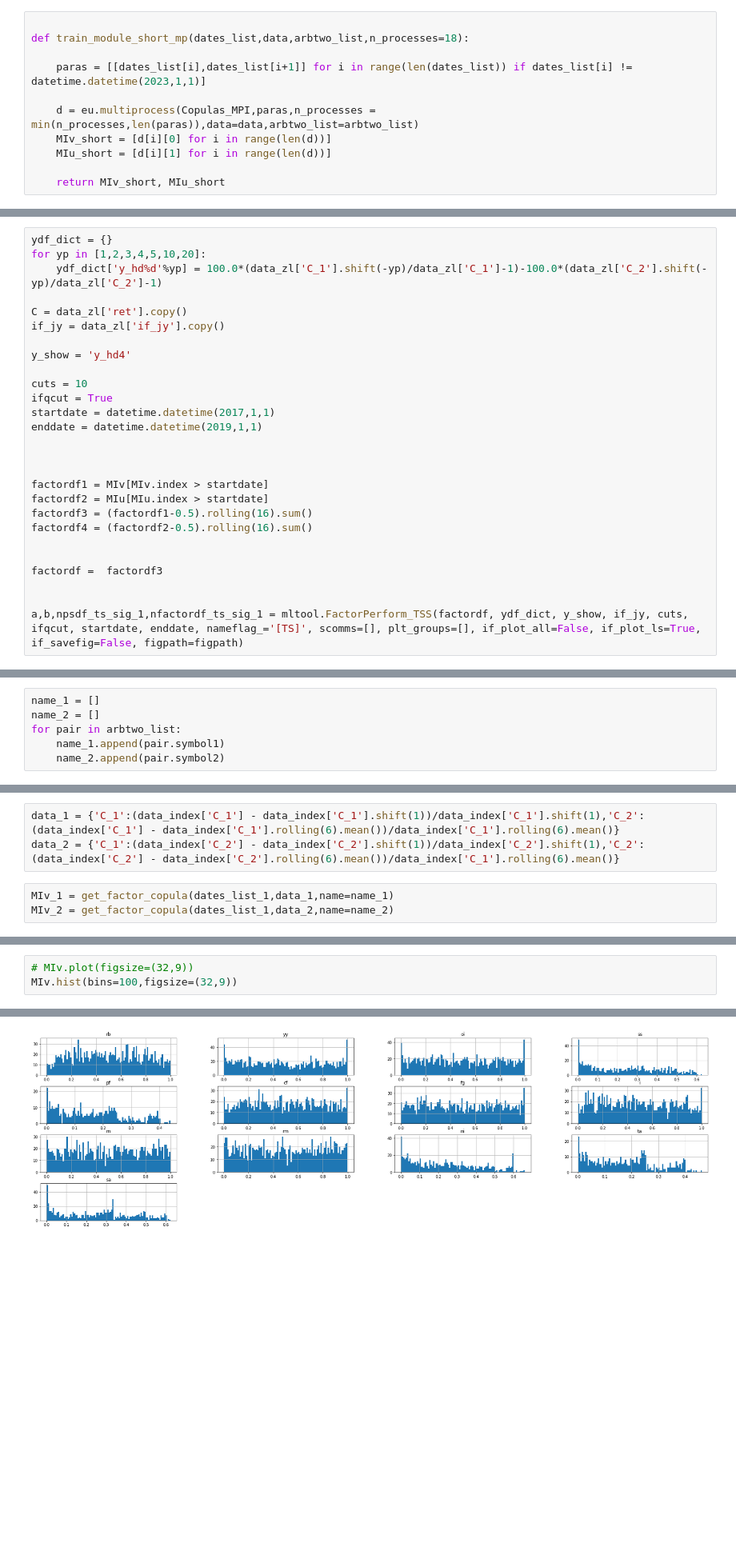
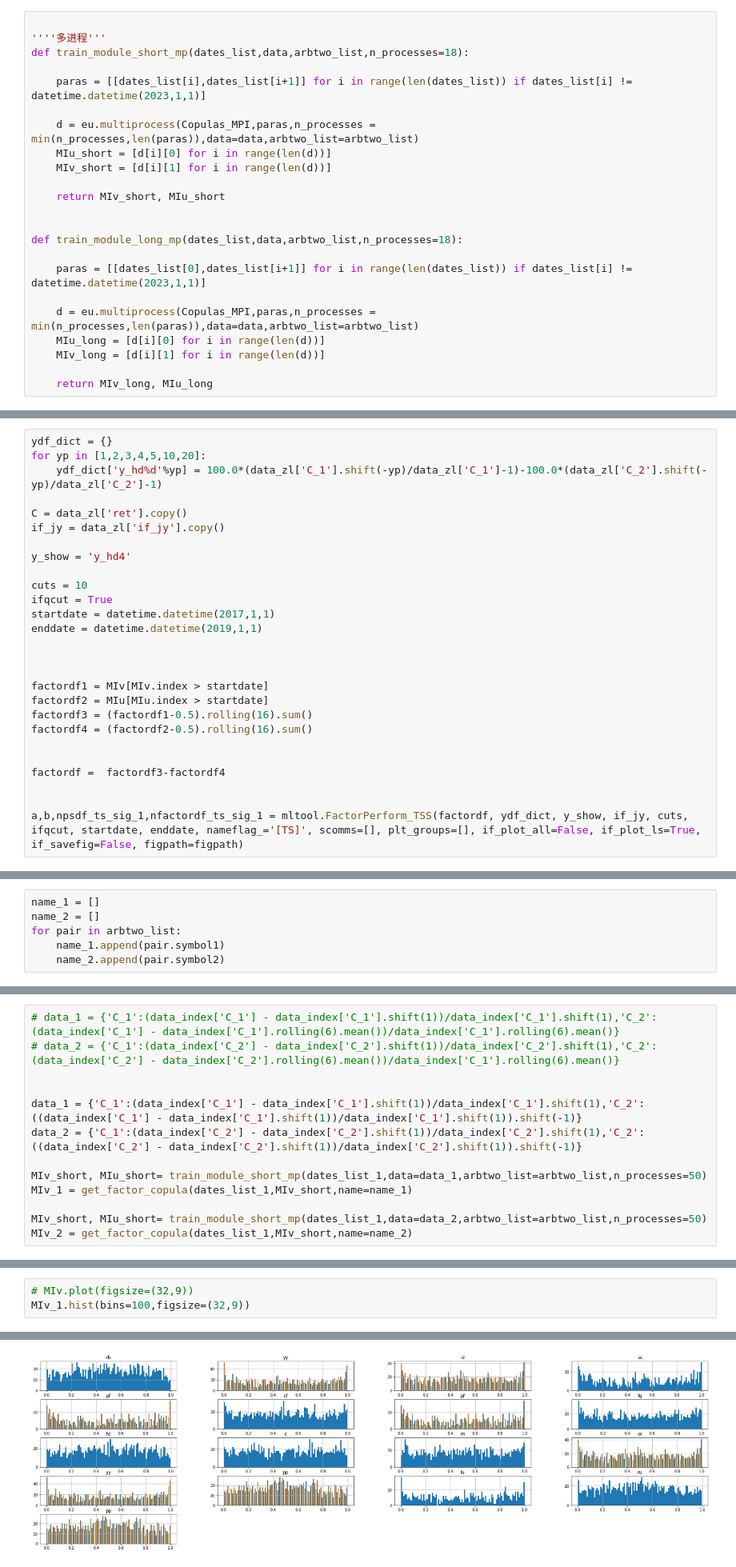
Before and after one commit to shouyangnieer/evolution_lab, a Jupyter notebook: project_ctaintern/CTA_Demo/factor_ts_copula_demo.ipynb, the cells around one changed output, grey strips where cells are left out. Shown at 80% size. Saved outputs shown, nothing was run; the diff lists cells and outputs as text; blank space fills up the shorter version.

```diff
--- a/project_ctaintern/CTA_Demo/factor_ts_copula_demo.ipynb
+++ b/project_ctaintern/CTA_Demo/factor_ts_copula_demo.ipynb
@@ -766,11 +784,23 @@ def train_module_short(dates_list,data,arbtwo_list=arbtwo_list):
 # %%
 
+''''多进程'''
 def train_module_short_mp(dates_list,data,arbtwo_list,n_processes=18):
 
     paras = [[dates_list[i],dates_list[i+1]] for i in range(len(dates_list)) if dates_list[i] != datetime.datetime(2023,1,1)]
 
     d = eu.multiprocess(Copulas_MPI,paras,n_processes = min(n_processes,len(paras)),data=data,arbtwo_list=arbtwo_list)
-    MIv_short = [d[i][0] for i in range(len(d))]
-    MIu_short = [d[i][1] for i in range(len(d))]
+    MIu_short = [d[i][0] for i in range(len(d))]
+    MIv_short = [d[i][1] for i in range(len(d))]
 
     return MIv_short, MIu_short
+
+
+def train_module_long_mp(dates_list,data,arbtwo_list,n_processes=18):
+
+    paras = [[dates_list[0],dates_list[i+1]] for i in range(len(dates_list)) if dates_list[i] != datetime.datetime(2023,1,1)]
+
+    d = eu.multiprocess(Copulas_MPI,paras,n_processes = min(n_processes,len(paras)),data=data,arbtwo_list=arbtwo_list)
+    MIu_long = [d[i][0] for i in range(len(d))]
+    MIv_long = [d[i][1] for i in range(len(d))]
+
+    return MIv_long, MIu_long
@@ -1000,7 +966,7 @@ factordf3 = (factordf1-0.5).rolling(16).sum()
 factordf4 = (factordf2-0.5).rolling(16).sum()
 
 
-factordf =  factordf3
+factordf =  factordf3-factordf4
 
 
 a,b,npsdf_ts_sig_1,nfactordf_ts_sig_1 = mltool.FactorPerform_TSS(factordf, ydf_dict, y_show, if_jy, cuts, ifqcut, startdate, enddate, nameflag_='[TS]', scomms=[], plt_groups=[], if_plot_all=False, if_plot_ls=True, if_savefig=False, figpath=figpath)
@@ -1122,8 +1093,15 @@ def get_factor_copula(dates_list,data,factorname = 'MIv',name=name_1):
 # %%
-data_1 = {'C_1':(data_index['C_1'] - data_index['C_1'].shift(1))/data_index['C_1'].shift(1),'C_2':(data_index['C_1'] - data_index['C_1'].rolling(6).mean())/data_index['C_1'].rolling(6).mean()}
-data_2 = {'C_1':(data_index['C_2'] - data_index['C_2'].shift(1))/data_index['C_2'].shift(1),'C_2':(data_index['C_2'] - data_index['C_2'].rolling(6).mean())/data_index['C_1'].rolling(6).mean()}
+# data_1 = {'C_1':(data_index['C_1'] - data_index['C_1'].shift(1))/data_index['C_1'].shift(1),'C_2':(data_index['C_1'] - data_index['C_1'].rolling(6).mean())/data_index['C_1'].rolling(6).mean()}
+# data_2 = {'C_1':(data_index['C_2'] - data_index['C_2'].shift(1))/data_index['C_2'].shift(1),'C_2':(data_index['C_2'] - data_index['C_2'].rolling(6).mean())/data_index['C_1'].rolling(6).mean()}
+
+
+data_1 = {'C_1':(data_index['C_1'] - data_index['C_1'].shift(1))/data_index['C_1'].shift(1),'C_2':((data_index['C_1'] - data_index['C_1'].shift(1))/data_index['C_1'].shift(1)).shift(-1)}
+data_2 = {'C_1':(data_index['C_2'] - data_index['C_2'].shift(1))/data_index['C_2'].shift(1),'C_2':((data_index['C_2'] - data_index['C_2'].shift(1))/data_index['C_2'].shift(1)).shift(-1)}
+
+MIv_short, MIu_short= train_module_short_mp(dates_list_1,data=data_1,arbtwo_list=arbtwo_list,n_processes=50)
+MIv_1 = get_factor_copula(dates_list_1,MIv_short,name=name_1)
+
+MIv_short, MIu_short= train_module_short_mp(dates_list_1,data=data_2,arbtwo_list=arbtwo_list,n_processes=50)
+MIv_2 = get_factor_copula(dates_list_1,MIv_short,name=name_2)
-# %%
-MIv_1 = get_factor_copula(dates_list_1,data_1,name=name_1)
-MIv_2 = get_factor_copula(dates_list_1,data_2,name=name_2)
 # %%
 MIv = pd.concat([MIv_1,MIv_2],axis=1)
@@ -1147,6 +1124,6 @@ MIv
 # %%
 # MIv.plot(figsize=(32,9))
-MIv.hist(bins=100,figsize=(32,9))
+MIv_1.hist(bins=100,figsize=(32,9))
 # %% [output]
 array([[<Axes: title={'center': 'rb'}>, <Axes: title={'center': 'yy'}>,
         <Axes: title={'center': 'oi'}>, <Axes: title={'center': 'ss'}>],
@@ -1158,2 +1137,2 @@ array([[<Axes: title={'center': 'rb'}>, <Axes: title={'center': 'yy'}>,
       dtype=object)
-[figure, old version]
+[figure, new version]
```
Also changed, not shown: parts of 22 cells of this notebook, 5 other files.
